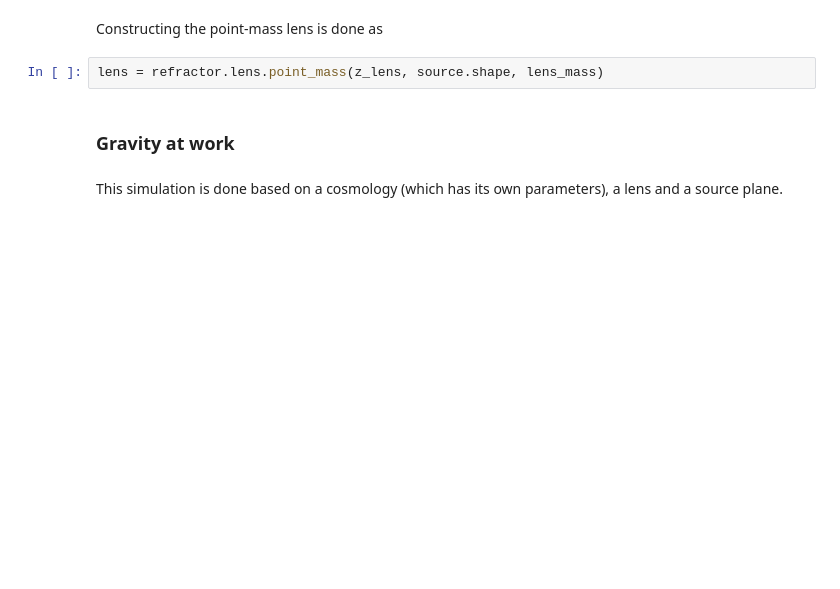
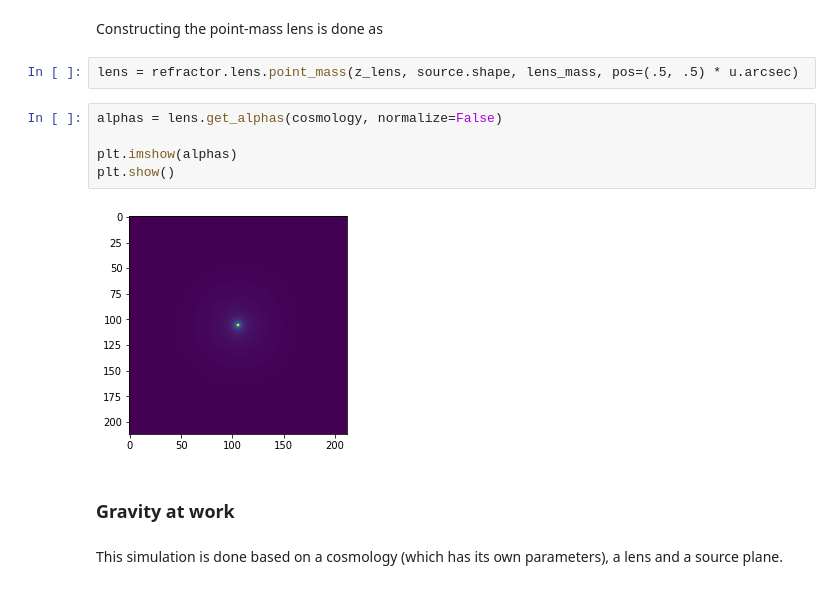
Before and after one commit to JoeriHermans/refractor, a Jupyter notebook: notebooks/1_introduction.ipynb, the cells around one changed output. Cells and saved outputs as stored; diff of their text form; blank space fills up the shorter version.

```diff
--- a/notebooks/1_introduction.ipynb
+++ b/notebooks/1_introduction.ipynb
@@ -89,7 +103,14 @@ torch.Size([400, 400])
 # %% [markdown]
 Constructing the point-mass lens is done as
 # %%
-lens = refractor.lens.point_mass(z_lens, source.shape, lens_mass)
+lens = refractor.lens.point_mass(z_lens, source.shape, lens_mass, pos=(.5, .5) * u.arcsec)
+# %%
+alphas = lens.get_alphas(cosmology, normalize=False)
+
+plt.imshow(alphas)
+plt.show()
+# %% [output]
+[figure, added]
 # %% [markdown]
 ### Gravity at work
 # %% [markdown]
```
Also changed, not shown: parts of 6 cells of this notebook, 3 other files.
